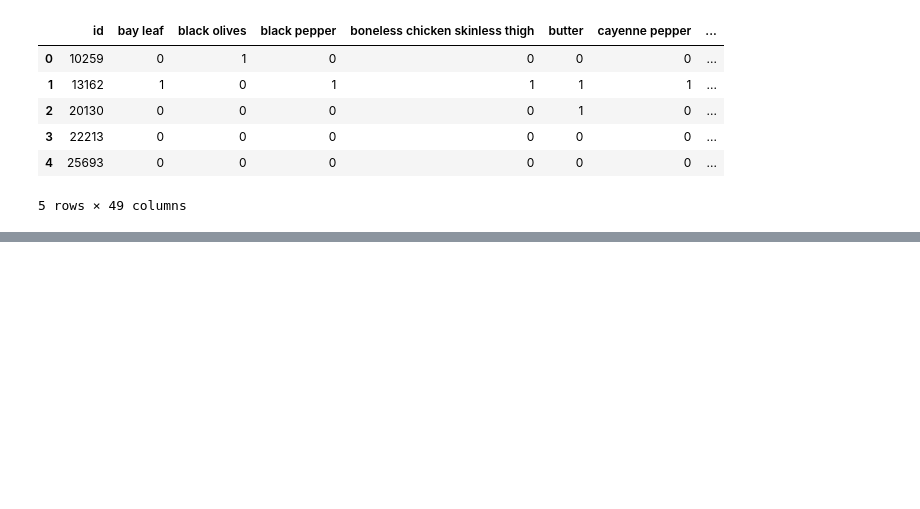
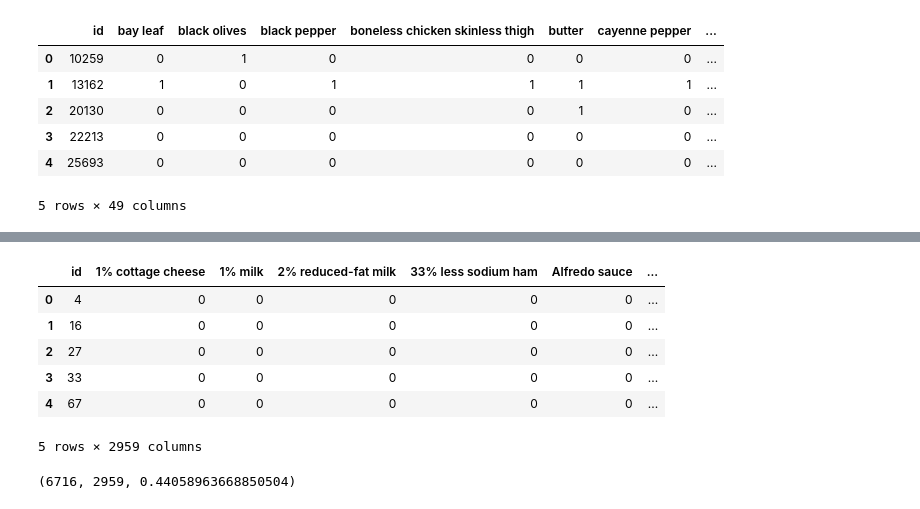
Before and after one commit to amichaelsen/cooking-cuisine-analysis, a Jupyter notebook: ohe_notebook.ipynb, the cells around one changed output, grey strips where cells are left out. Drawn from its saved outputs; the diff is of its cells as text; code cells hidden in the pictures; blank space fills up the shorter version.

Commit message:
Load and compare v1/v2 ohe data in notebook

```diff
--- a/ohe_notebook.ipynb
+++ b/ohe_notebook.ipynb
@@ -250,0 +282,3 @@ dtype: int64
+# %%
+ohe_v1 = pd.read_csv("data/ohe_train_recipes_v1.csv")
+ohe_v2 = pd.read_csv("data/ohe_train_recipes_v2.csv")
@@ -250,0 +295,14 @@ dtype: int64
+# %%
+ohe_v2.head()
+# %% [output]
+|  | id | 1% cottage cheese | 1% milk | 2% reduced-fat milk | 33% less sodium ham | Alfredo sauce | ... |
+| 0 | 4 | 0 | 0 | 0 | 0 | 0 | ... |
+| 1 | 16 | 0 | 0 | 0 | 0 | 0 | ... |
+| 2 | 27 | 0 | 0 | 0 | 0 | 0 | ... |
+| 3 | 33 | 0 | 0 | 0 | 0 | 0 | ... |
+| 4 | 67 | 0 | 0 | 0 | 0 | 0 | ... |
+5 rows × 2959 columns
+# %%
+len(ohe_v1.columns), len(ohe_v2.columns),  len(ohe_v2.columns) /  len(ohe_v1.columns)
+# %% [output]
+(6716, 2959, 0.44058963668850504)
```
Also changed, not shown: parts of 28 cells of this notebook.
